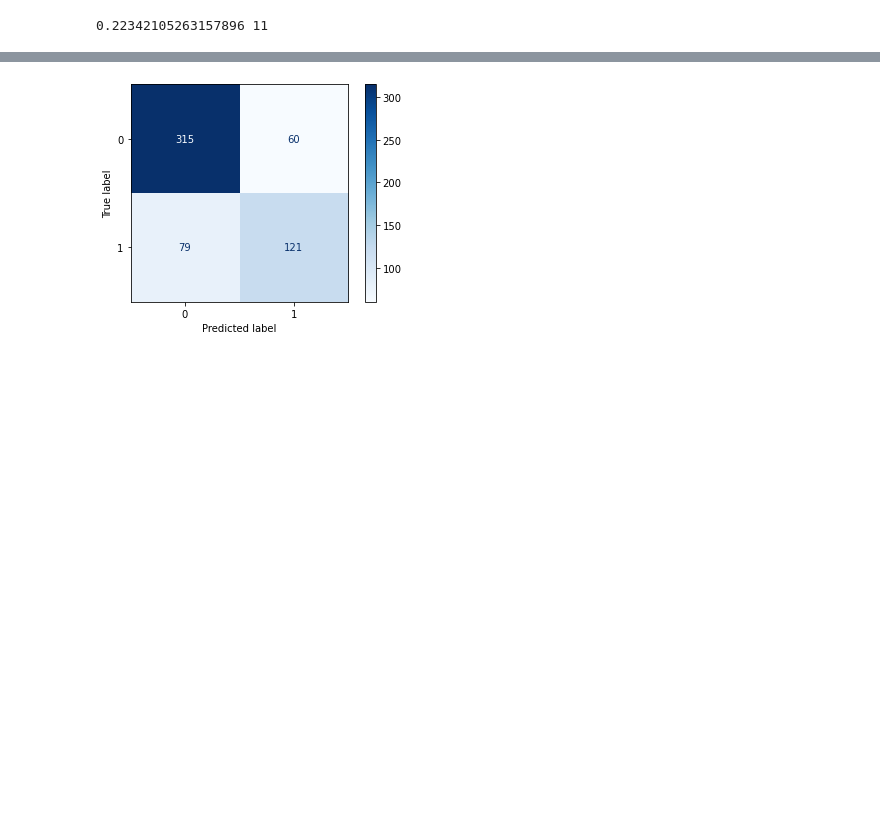
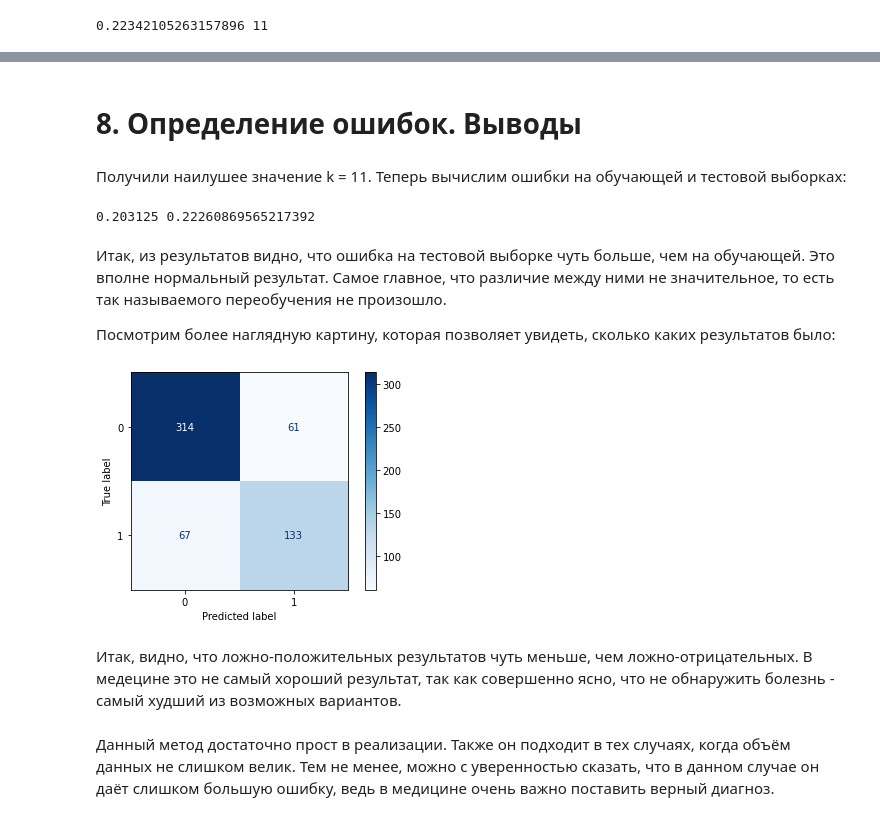
Before and after one commit to 381706LembrikovStepan/MachineLearning, a Jupyter notebook: Diabet_first_homework.ipynb, the cells around one changed output, grey strips where cells are left out. Cells and saved outputs as stored; diff of their text form; code cells hidden in the pictures; blank space fills up the shorter version.

```diff
--- a/Diabet_first_homework.ipynb
+++ b/Diabet_first_homework.ipynb
@@ -276,9 +276,3 @@ X_train, X_test, y_train, y_test = train_test_split(X, y,
 X_train.shape, X_test.shape
 # %% [output]
 ((192, 8), (575, 8))
-# %%
-from sklearn.neighbors import KNeighborsClassifier
-
-knn = KNeighborsClassifier(n_neighbors = 10)
-#knn.set_params(n_neighbors=10)
-knn.fit(X_train, y_train)
@@ -320,7 +293,3 @@ best_n_neighbors = grid.best_estimator_.n_neighbors
 print(best_cv_err, best_n_neighbors)
 # %% [output]
 0.22342105263157896 11
-# %%
-from sklearn.neighbors import KNeighborsClassifier
-model = KNeighborsClassifier(n_neighbors=best_n_neighbors, p=1)
-model.fit(X_train, y_train)
@@ -384,6 +296,27 @@ array([[315,  60],
-# %%
-from sklearn.metrics import plot_confusion_matrix
-plot_confusion_matrix(model, X_test, y_test, cmap=plt.cm.Blues)
-pass
-# %% [output]
-[figure, removed]
+# %% [markdown]
+# 8. Определение ошибок. Выводы
+# %% [markdown]
+Получили наилушее значение k = 11. Теперь вычислим ошибки на обучающей и тестовой выборках:
+# %%
+knn = KNeighborsClassifier(n_neighbors = best_n_neighbors).fit(X_train, y_train)
+
+err_train = np.mean(y_train != knn.predict(X_train))
+err_test  = np.mean(y_test  != knn.predict(X_test))
+
+print(err_train, err_test)
+# %% [output]
+0.203125 0.22260869565217392
+# %% [markdown]
+Итак, из результатов видно, что ошибка на тестовой выборке чуть больше, чем на обучающей. Это вполне нормальный результат. Самое главное, что различие между ними не значительное, то есть так называемого переобучения не произошло.
+
+Посмотрим более наглядную картину, которая позволяет увидеть, сколько каких результатов было:
+# %%
+from sklearn.metrics import plot_confusion_matrix
+plot_confusion_matrix(knn, X_test, y_test, cmap=plt.cm.Blues)
+pass
+# %% [output]
+[figure, added]
+# %% [markdown]
+Итак, видно, что ложно-положительных результатов чуть меньше, чем ложно-отрицательных. В медецине это не самый хороший результат, так как совершенно ясно, что не обнаружить болезнь - самый худший из возможных вариантов.
+# %% [markdown]
+Данный метод достаточно прост в реализации. Также он подходит в тех случаях, когда объём данных не слишком велик. Тем не менее, можно с уверенностью сказать, что в данном случае он даёт слишком большую ошибку, ведь в медицине очень важно поставить верный диагноз.
```
Also changed, not shown: parts of 19 cells of this notebook.
